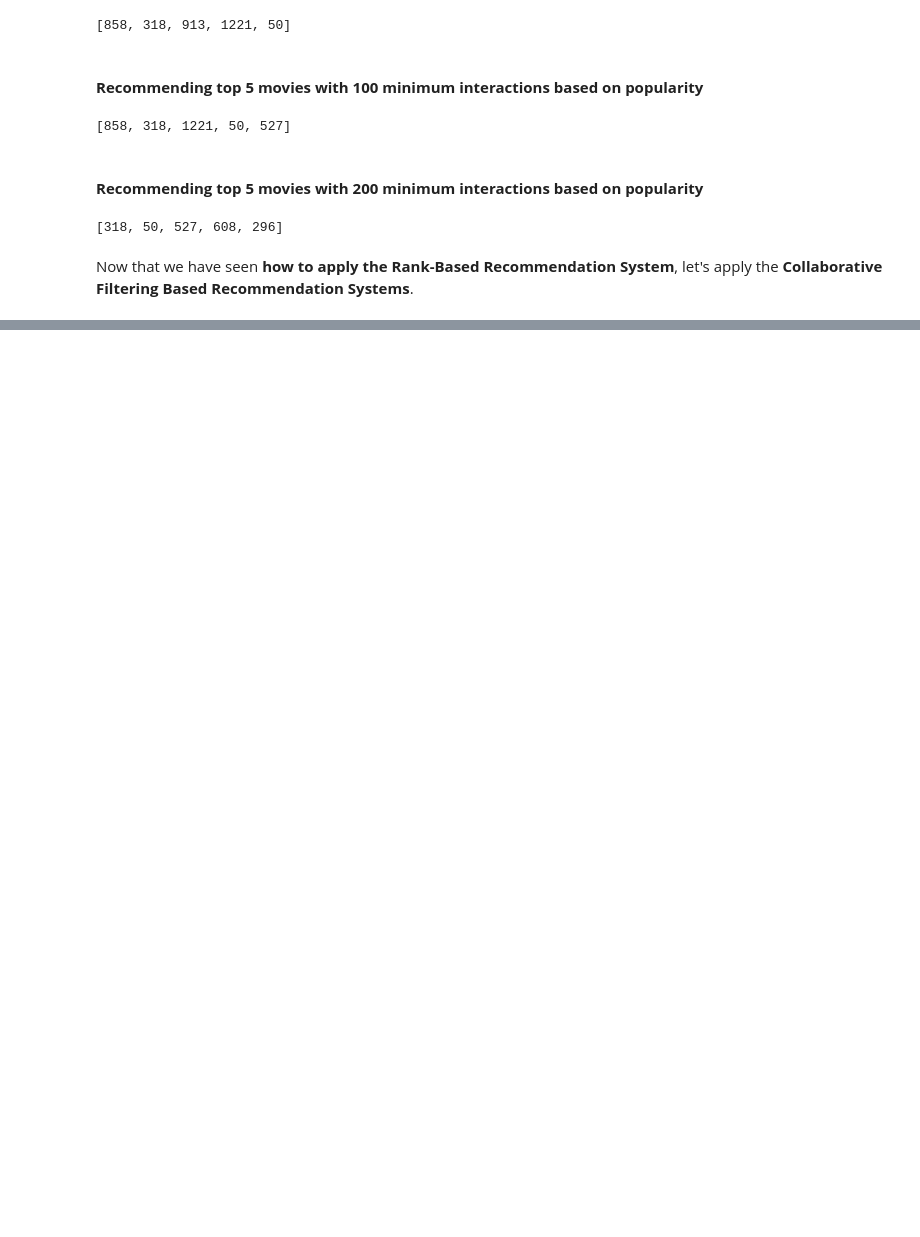
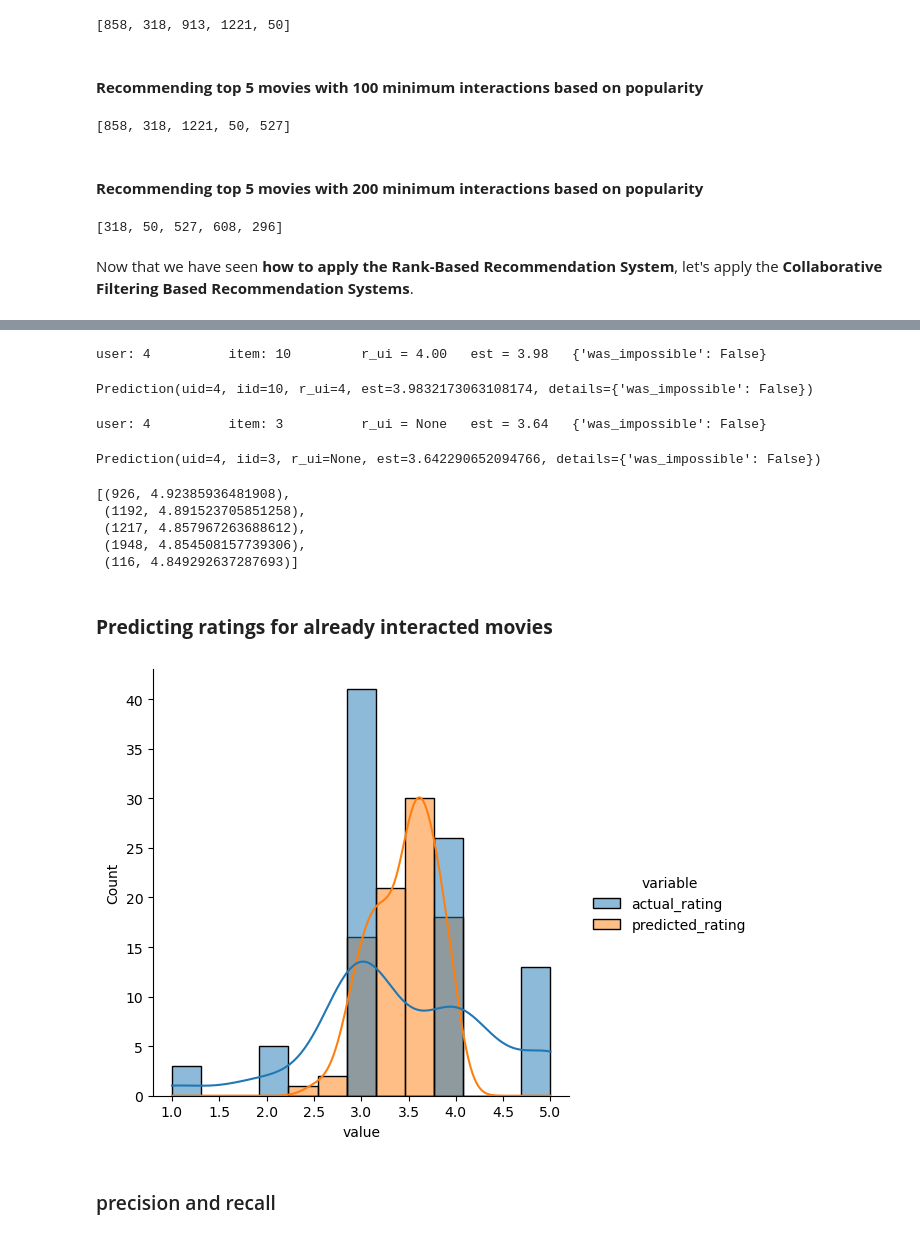
Before and after one commit to karankarann/NetflixRecommendationSystem, a Jupyter notebook: RecommendationSystems.ipynb, the cells around one changed output, grey strips where cells are left out. Cells and saved outputs as stored; diff of their text form; code cells hidden in the pictures; blank space fills up the shorter version.

```diff
--- a/RecommendationSystems.ipynb
+++ b/RecommendationSystems.ipynb
@@ -78,0 +383,13 @@ Now that we have seen **how to apply the Rank-Based Recommendation System**, let
+# %%
+# Remove _______ and complete the code
+# Creating an instance of KNNBasic with optimal hyperparameter values
+similarity_algo_optimized_item = KNNBasic(sim_options={'name': 'msd', 'user_based': False}, k=30, min_k=6,verbose=False)
+
+# Training the algorithm on the trainset
+similarity_algo_optimized_item.fit(trainset)
+
+# Predicting ratings for the testset
+predictions = similarity_algo_optimized_item.test(testset)
+
+# Computing RMSE on testset
+accuracy.rmse(predictions)
@@ -78,0 +472,56 @@ Now that we have seen **how to apply the Rank-Based Recommendation System**, let
+# %%
+svd_algo_optimized.predict(4, 10, r_ui=4, verbose=True)
+# %% [output]
+user: 4          item: 10         r_ui = 4.00   est = 3.98   {'was_impossible': False}
+Prediction(uid=4, iid=10, r_ui=4, est=3.9832173063108174, details={'was_impossible': False})
+# %%
+svd_algo_optimized.predict(4, 3, verbose=True)
+# %% [output]
+user: 4          item: 3          r_ui = None   est = 3.64   {'was_impossible': False}
+Prediction(uid=4, iid=3, r_ui=None, est=3.642290652094766, details={'was_impossible': False})
+# %%
+get_recommendations(rating, 4, 5, svd_algo_optimized)
+# %% [output]
+[(926, 4.92385936481908),
+ (1192, 4.891523705851258),
+ (1217, 4.857967263688612),
+ (1948, 4.854508157739306),
+ (116, 4.849292637287693)]
+# %% [markdown]
+### **Predicting ratings for already interacted movies**
+# %%
+def predict_already_interacted_ratings(data, user_id, algo):
+
+    # Creating an empty list to store the recommended movie ids
+    recommendations = []
+
+    # Creating an user item interactions matrix
+    user_item_interactions_matrix = data.pivot(index='userId', columns='movieId', values='rating')
+
+    # Extracting those movie ids which the user_id has interacted already
+    interacted_movies = user_item_interactions_matrix.loc[user_id][user_item_interactions_matrix.loc[user_id].notnull()].index.tolist()
+
+    # Looping through each of the movie id which user_id has interacted already
+    for item_id in interacted_movies:
+
+        # Extracting actual ratings
+        actual_rating = user_item_interactions_matrix.loc[user_id, item_id]
+
+        # Predicting the ratings for those non interacted movie ids by this user
+        predicted_rating = algo.predict(user_id, item_id).est
+
+        # Appending the predicted ratings
+        recommendations.append((item_id, actual_rating, predicted_rating))
+
+    # Sorting the predicted ratings in descending order
+    recommendations.sort(key=lambda x: x[1], reverse=True)
+
+    return pd.DataFrame(recommendations, columns=['movieId', 'actual_rating', 'predicted_rating']) # returing top n highest predicted rating movies for this user
+# %%
+predicted_ratings_for_interacted_movies = predict_already_interacted_ratings(rating, 7, similarity_algo_optimized_item)
+df = predicted_ratings_for_interacted_movies.melt(id_vars='movieId', value_vars=['actual_rating', 'predicted_rating'])
+sns.displot(data=df, x='value', hue='variable', kde=True);
+# %% [output]
+[figure, added]
+# %% [markdown]
+### precision and recall
```
Also changed, not shown: parts of 43 cells of this notebook.
